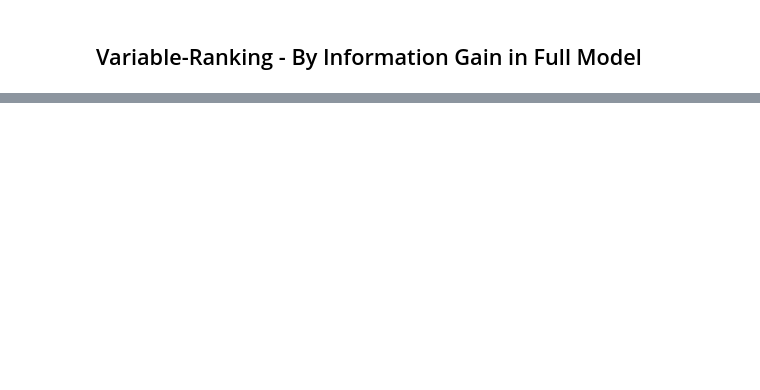
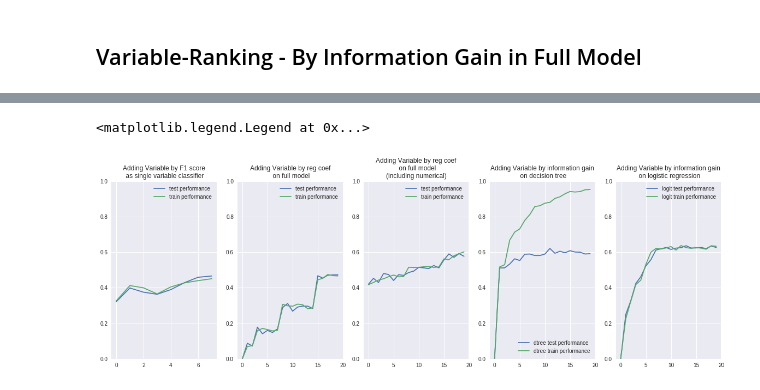
Before and after one commit to neeshu89/2018-W-450-4, a Jupyter notebook: 03-learning-curves/ipynb/01-Feature-Selection.ipynb, the cells around one changed output, grey strips where cells are left out. Saved outputs shown, nothing was run; the diff lists cells and outputs as text; code cells hidden in the pictures; blank space fills up the shorter version.

```diff
--- a/03-learning-curves/ipynb/01-Feature-Selection.ipynb
+++ b/03-learning-curves/ipynb/01-Feature-Selection.ipynb
@@ -81,9 +102,9 @@ Add one feature at a time.
 # %%
 vr_by_f1_features_to_test = []
 vr_by_f1_features_test_results = {}
-for feature in tqdm(vr_by_f1_performant_features):
+for i, feature in tqdm(enumerate(vr_by_f1_performant_features)):
     vr_by_f1_features_to_test.append(feature)
-    vr_by_f1_features_test_results[feature] = run_model(LogisticRegression(), 'logit', 100,
+    vr_by_f1_features_test_results[str(i).zfill(3)+feature] = run_model(LogisticRegression(), 'logit', 100,
                                                         adult_train_df[vr_by_f1_features_to_test],
                                                         adult_train_target)
 # %%
@@ -117,9 +212,9 @@ vr_by_coef_performant_features
 # %%
 vr_by_coef_features_to_test = []
 vr_by_coef_test_results = {}
-for feature in tqdm(vr_by_coef_performant_features):
+for i, feature in tqdm(enumerate(vr_by_coef_performant_features)):
     vr_by_coef_features_to_test.append(feature)
-    vr_by_coef_test_results[feature] = run_model(LogisticRegression(), 'logit', 100,
+    vr_by_coef_test_results[str(i).zfill(3)+feature] = run_model(LogisticRegression(), 'logit', 100,
                                                  adult_train_df[vr_by_coef_features_to_test],
                                                  adult_train_target)
 # %%
@@ -131,9 +229,9 @@ plt.legend()
 # %%
 vr_by_coef_with_num_features_to_test = ['age', 'capital-gain','capital-loss','hours-per-week']
 vr_by_coef_with_num_test_results = {}
-for feature in tqdm(vr_by_coef_performant_features):
+for i, feature in tqdm(enumerate(vr_by_coef_performant_features)):
     vr_by_coef_with_num_features_to_test.append(feature)
-    vr_by_coef_with_num_test_results[feature] = run_model(LogisticRegression(), 'logit', 100,
+    vr_by_coef_with_num_test_results[str(i).zfill(3)+feature] = run_model(LogisticRegression(), 'logit', 100,
                                                           adult_train_df[vr_by_coef_with_num_features_to_test],
                                                           adult_train_target)
 # %%
@@ -174,12 +333,12 @@ importance_performant_features
 # %%
 vr_importance_features_to_test = []
 vr_importance_test_results = {}
-for feature in tqdm(importance_performant_features):
+for i, feature in tqdm(enumerate(importance_performant_features)):
     vr_importance_features_to_test.append(feature)
-    vr_importance_test_results[feature+'_dtree'] = run_model(DecisionTreeClassifier(), 'dtree', 50,
+    vr_importance_test_results[str(i).zfill(3)+feature+'_dtree'] = run_model(DecisionTreeClassifier(), 'dtree', 50,
                                                              adult_train_df[vr_importance_features_to_test],
                                                              adult_train_target)
-    vr_importance_test_results[feature+'_logit'] = run_model(LogisticRegression(), 'logit', 50,
+    vr_importance_test_results[str(i).zfill(3)+feature+'_logit'] = run_model(LogisticRegression(), 'logit', 50,
                                                              adult_train_df[vr_importance_features_to_test],
                                                              adult_train_target)
 # %%
@@ -202,31 +376,39 @@ whos list
 # %%
 
 fig = plt.figure(figsize=(20,6))
 fig.add_subplot(1,5,1)
 plt.plot(range(len(vr_by_f1_features_to_test)), vr_by_f1_features_test_results.f1_test_score, label='test performance')
 plt.plot(range(len(vr_by_f1_features_to_test)), vr_by_f1_features_test_results.f1_train_score, label='train performance')
 plt.title('Adding Variable by F1 score\n as single variable classifier')
+plt.ylim(0,1)
 plt.legend()
 fig.add_subplot(1,5,2)
 plt.plot(range(len(vr_by_coef_features_to_test)), vr_by_coef_test_results.f1_test_score, label='test performance')
 plt.plot(range(len(vr_by_coef_features_to_test)), vr_by_coef_test_results.f1_train_score, label='train performance')
 plt.title('Adding Variable by reg coef\n on full model')
+plt.ylim(0,1)
 plt.legend()
 fig.add_subplot(1,5,3)
 plt.plot(range(len(vr_by_coef_with_num_features_to_test)-4), vr_by_coef_with_num_test_results.f1_test_score, label='test performance')
 plt.plot(range(len(vr_by_coef_with_num_features_to_test)-4), vr_by_coef_with_num_test_results.f1_train_score, label='train performance')
 plt.title('Adding Variable by reg coef\n on full model\n(including numerical)')
+plt.ylim(0,1)
 plt.legend()
 fig.add_subplot(1,5,4)
 plt.plot(range(len(vr_importance_features_to_test)), dtree_results.f1_test_score, label='dtree test performance')
 plt.plot(range(len(vr_importance_features_to_test)), dtree_results.f1_train_score, label='dtree train performance')
 plt.title('Adding Variable by information gain\n on decision tree')
+plt.ylim(0,1)
 plt.legend()
 fig.add_subplot(1,5,5)
 plt.plot(range(len(vr_importance_features_to_test)), logit_results.f1_test_score, label='logit test performance')
 plt.plot(range(len(vr_importance_features_to_test)), logit_results.f1_train_score, label='logit train performance')
 plt.title('Adding Variable by information gain\n on logistic regression')
+plt.ylim(0,1)
 plt.legend()
+# %% [output]
+<matplotlib.legend.Legend at 0x...>
+[figure, added]
 # %%
 plt.figure(figsize=(12,6))
 plt.plot(range(len(vr_importance_features_to_test)), dtree_results.f1_test_score, label='dtree test performance')
```
Also changed, not shown: parts of 20 cells of this notebook, 1 other file.
